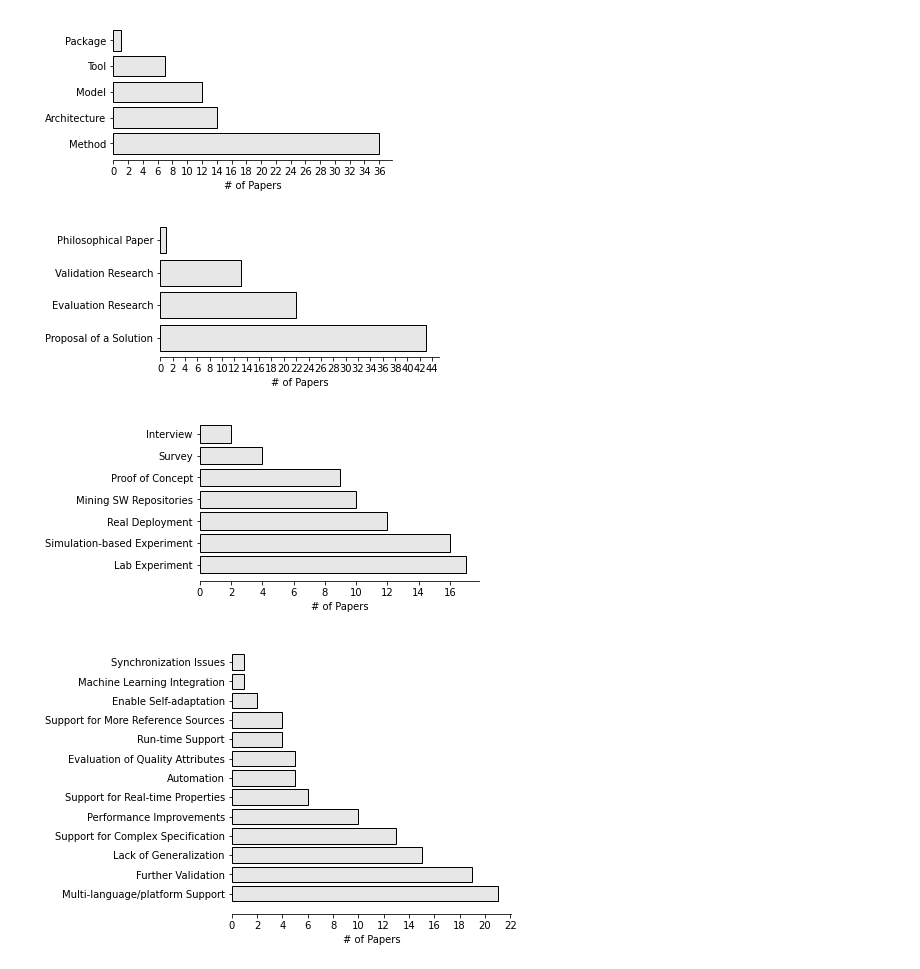
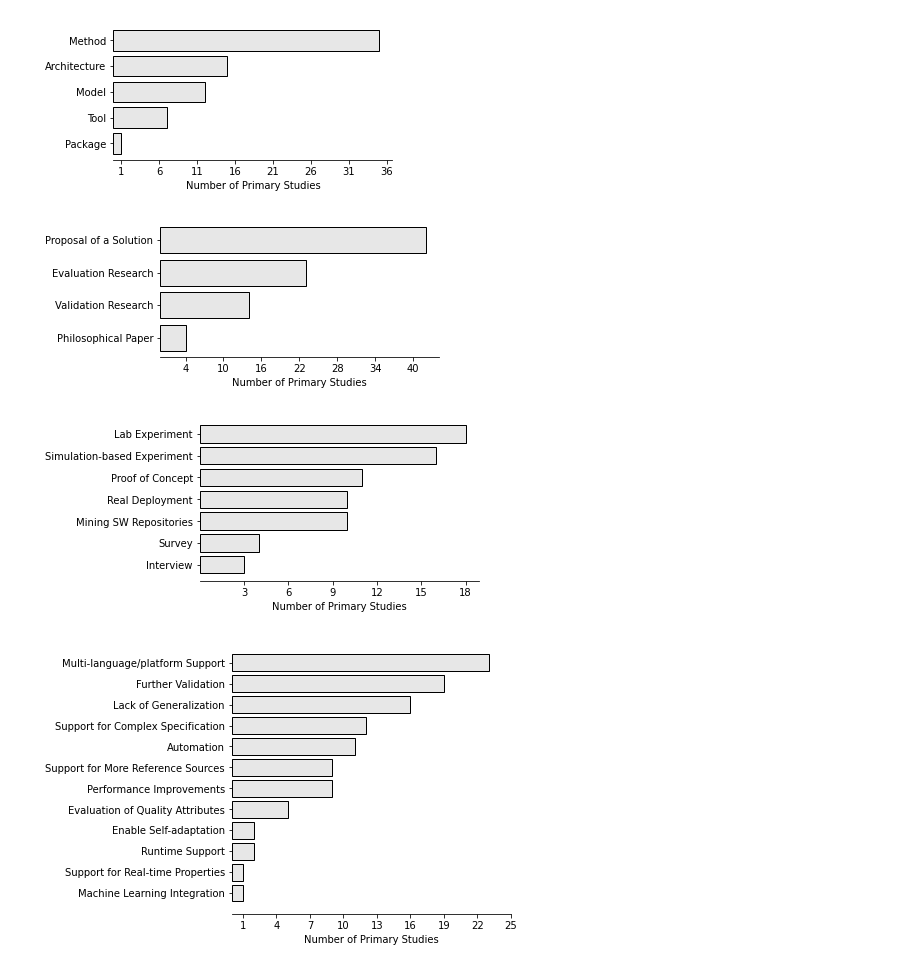
Before and after one commit to S2-group/SLR-2021, a Jupyter notebook: data_analysis/new_graphs_v2.ipynb, the cells around one changed output. Drawn from its saved outputs; the diff is of its cells as text; code cells hidden in the pictures.

Commit message:
Correcting graph numbers

```diff
--- a/data_analysis/new_graphs_v2.ipynb
+++ b/data_analysis/new_graphs_v2.ipynb
@@ -107,7 +127,7 @@ plt.show()
 ticker.StrMethodFormatter("{x:.0f}")
 
 y_axis = ['Method', 'Architecture', 'Model', 'Tool', 'Package']
-x_axis = [36,14,12,7,1]
+x_axis = [35,15,12,7,1]
 
 # plotting a line plot after changing it's width and height
 f = plt.figure()
@@ -116,28 +136,32 @@ f.set_figheight(2.5)
 
 plt.barh(y_axis,x_axis,color=(0.1, 0.1, 0.1, 0.1),  edgecolor='black')
 #plt.plot(x, y)
-plt.xlabel('# of Papers')
+plt.xlabel('Number of Primary Studies')
 
 plt.gca().spines['top'].set_visible(False)
 plt.gca().spines['right'].set_visible(False)
 plt.gca().spines['left'].set_visible(False)
 
-plt.savefig('figures/main_contribution.pdf', bbox_inches='tight', pad_inches = 0)
 
 locator = ticker.MultipleLocator(2)
 plt.gca().xaxis.set_major_locator(locator)
 formatter = ticker.StrMethodFormatter("{x:.0f}")
 plt.gca().xaxis.set_major_formatter(formatter)
+plt.gca().invert_yaxis();
+
+plt.gca().xaxis.set_ticks(np.arange(min(x_axis), max(x_axis)+2, 5.0))
+
+plt.savefig('figures/main_contribution.pdf', bbox_inches='tight', pad_inches = 0)
 
 plt.show()
 # %% [output]
-[figure, old version]
+[figure, new version]
 # %%
 # Research Strategy
 ticker.StrMethodFormatter("{x:.0f}")
 
 y_axis = ['Proposal of a Solution', 'Evaluation Research', 'Validation Research', 'Philosophical Paper']
-x_axis = [42,22,13,2]
+x_axis = [42,23,14,4]
 
 # plotting a line plot after changing it's width and height
 f = plt.figure()
@@ -146,28 +170,33 @@ f.set_figheight(2.5)
 
 plt.barh(y_axis,x_axis,color=(0.1, 0.1, 0.1, 0.1),  edgecolor='black')
 #plt.plot(x, y)
-plt.xlabel('# of Papers')
-
+plt.xlabel('Number of Primary Studies')
+plt.gca().invert_yaxis();
 plt.gca().spines['top'].set_visible(False)
 plt.gca().spines['right'].set_visible(False)
 plt.gca().spines['left'].set_visible(False)
 
-plt.savefig('figures/research_strategy.pdf', bbox_inches='tight', pad_inches = 0)
 
 locator = ticker.MultipleLocator(2)
 plt.gca().xaxis.set_major_locator(locator)
 formatter = ticker.StrMethodFormatter("{x:.0f}")
 plt.gca().xaxis.set_major_formatter(formatter)
 
+plt.gca().xaxis.set_ticks(np.arange(min(x_axis), max(x_axis)+3, 6.0))
+
+plt.savefig('figures/research_strategy.pdf', bbox_inches='tight', pad_inches = 0)
+
 plt.show()
 # %% [output]
-[figure, old version]
+[figure, new version]
 # %%
 # Research Method
 ticker.StrMethodFormatter("{x:.0f}")
 
-y_axis = ['Lab Experiment', 'Simulation-based Experiment', 'Real Deployment', 'Mining SW Repositories', 'Proof of Concept', 'Survey', 'Interview']
-x_axis = [17,15,12,11, 9,4,2]
+y_axis = ['Lab Experiment', 'Simulation-based Experiment',
+          'Proof of Concept', 'Real Deployment',
+          'Mining SW Repositories',  'Survey', 'Interview']
+x_axis = [18,16,11,10,10,4,3]
 
 # plotting a line plot after changing it's width and height
 f = plt.figure()
@@ -176,55 +205,63 @@ f.set_figheight(3)
 
 plt.barh(y_axis,x_axis,color=(0.1, 0.1, 0.1, 0.1),  edgecolor='black')
 #plt.plot(x, y)
-plt.xlabel('# of Papers')
+plt.xlabel('Number of Primary Studies')
 
 plt.gca().spines['top'].set_visible(False)
 plt.gca().spines['right'].set_visible(False)
 plt.gca().spines['left'].set_visible(False)
 
-plt.savefig('figures/research_method.pdf', bbox_inches='tight', pad_inches = 0)
-
 locator = ticker.MultipleLocator(2)
 plt.gca().xaxis.set_major_locator(locator)
 formatter = ticker.StrMethodFormatter("{x:.0f}")
 plt.gca().xaxis.set_major_formatter(formatter)
+plt.gca().invert_yaxis();
+
+plt.gca().xaxis.set_ticks(np.arange(min(x_axis), max(x_axis)+1, 3.0))
+
+
+plt.savefig('figures/research_method.pdf', bbox_inches='tight', pad_inches = 0)
 
 plt.show()
 # %% [output]
-[figure, old version]
+[figure, new version]
 # %%
 # Future Challenges
 ticker.StrMethodFormatter("{x:.0f}")
 
-y_axis = ['Multi-language/platform Support', 'Further Validation', 'Lack of Generalization', 'Support for Complex Specification',
-          'Performance Improvements', 'Support for Real-time Properties', 'Automation', 'Evaluation of Quality Attributes',
-           'Run-time Support', 'Support for More Reference Sources', 'Enable Self-adaptation', 'Machine Learning Integration',
-          'Synchronization Issues']
-x_axis = [21,19,15,13,10,6,5,5,4,4,2,1,1]
+y_axis = ['Multi-language/platform Support', 'Further Validation', 'Lack of Generalization',
+          'Support for Complex Specification', 'Automation', 'Support for More Reference Sources',
+          'Performance Improvements', 'Evaluation of Quality Attributes',
+           'Enable Self-adaptation', 'Runtime Support',
+          'Support for Real-time Properties', 'Machine Learning Integration' ]
+x_axis = [23,19,16,12,11,9,9,5,2,2,1,1]
 
 # plotting a line plot after changing it's width and height
 f = plt.figure()
 f.set_figwidth(5)
 f.set_figheight(5)
 
 plt.barh(y_axis,x_axis,color=(0.1, 0.1, 0.1, 0.1),  edgecolor='black')
 #plt.plot(x, y)
-plt.xlabel('# of Papers')
+plt.xlabel('Number of Primary Studies')
 
 plt.gca().spines['top'].set_visible(False)
 plt.gca().spines['right'].set_visible(False)
 plt.gca().spines['left'].set_visible(False)
 
-plt.savefig('figures/future_challenges.pdf', bbox_inches='tight', pad_inches = 0)
-
 locator = ticker.MultipleLocator(2)
 plt.gca().xaxis.set_major_locator(locator)
 formatter = ticker.StrMethodFormatter("{x:.0f}")
 plt.gca().xaxis.set_major_formatter(formatter)
+plt.gca().invert_yaxis();
+
+plt.gca().xaxis.set_ticks(np.arange(min(x_axis), max(x_axis)+3, 3.0))
+plt.savefig('figures/future_challenges.pdf', bbox_inches='tight', pad_inches = 0)
+
 
 plt.show()
 # %% [output]
-[figure, old version]
+[figure, new version]
 # %%
 # Robotic Platform
 ticker.StrMethodFormatter("{x:.0f}")
```
Also changed, not shown: parts of 8 cells of this notebook, 2 other files.
